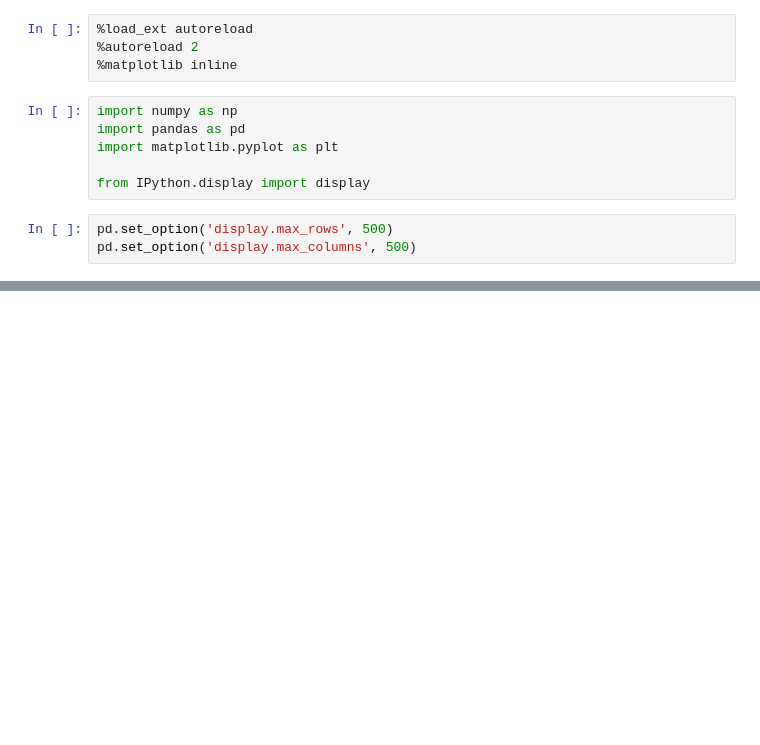
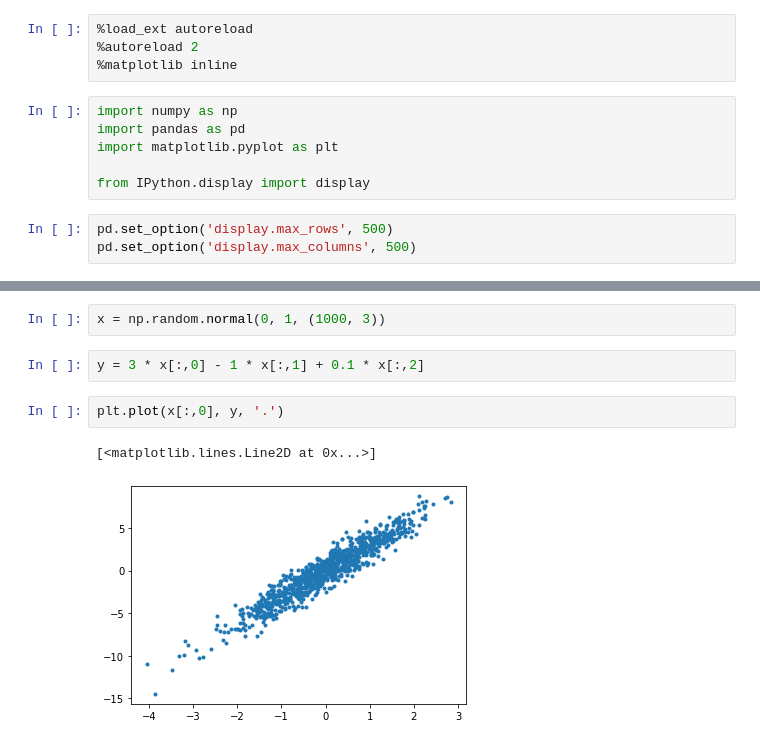
Before and after one commit to AstraZeneca-NGS/LogMl, a Jupyter notebook: notebooks/LogMl_example.ipynb, the cells around one changed output, grey strips where cells are left out. Saved outputs shown, nothing was run; the diff lists cells and outputs as text; blank space fills up the shorter version.

```diff
--- a/notebooks/LogMl_example.ipynb
+++ b/notebooks/LogMl_example.ipynb
@@ -59,0 +16,9 @@ pd.set_option('display.max_columns', 500)
+# %%
+x = np.random.normal(0, 1, (1000, 3))
+# %%
+y = 3 * x[:,0] - 1 * x[:,1] + 0.1 * x[:,2]
+# %%
+plt.plot(x[:,0], y, '.')
+# %% [output]
+[<matplotlib.lines.Line2D at 0x...>]
+[figure, added]
```
Also changed, not shown: parts of 5 cells of this notebook, 3 other files.
